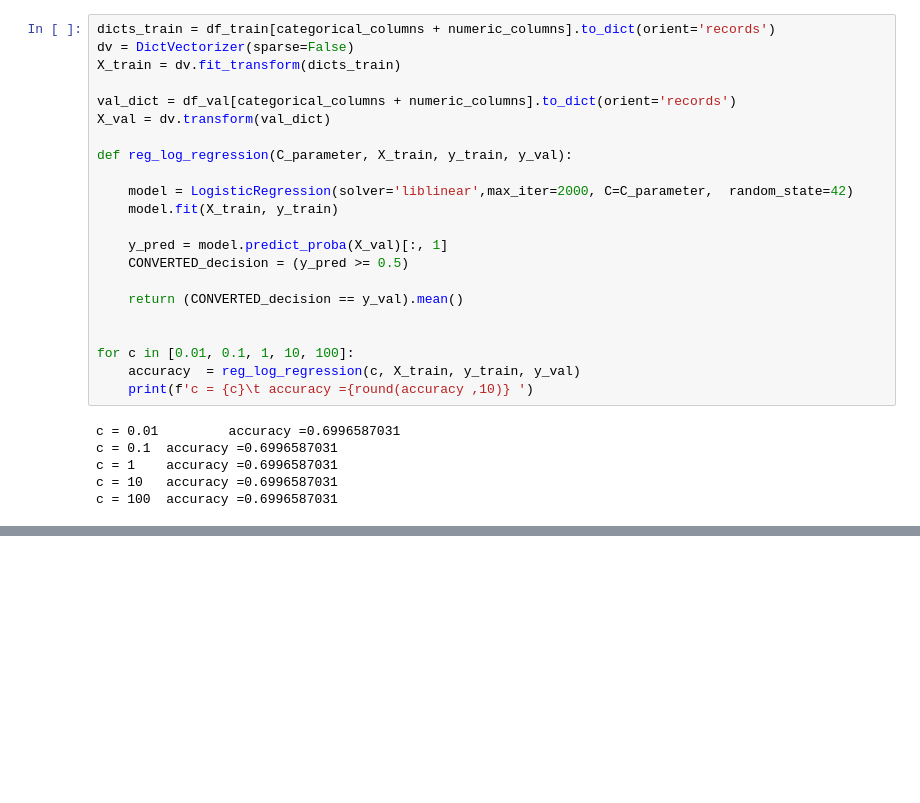
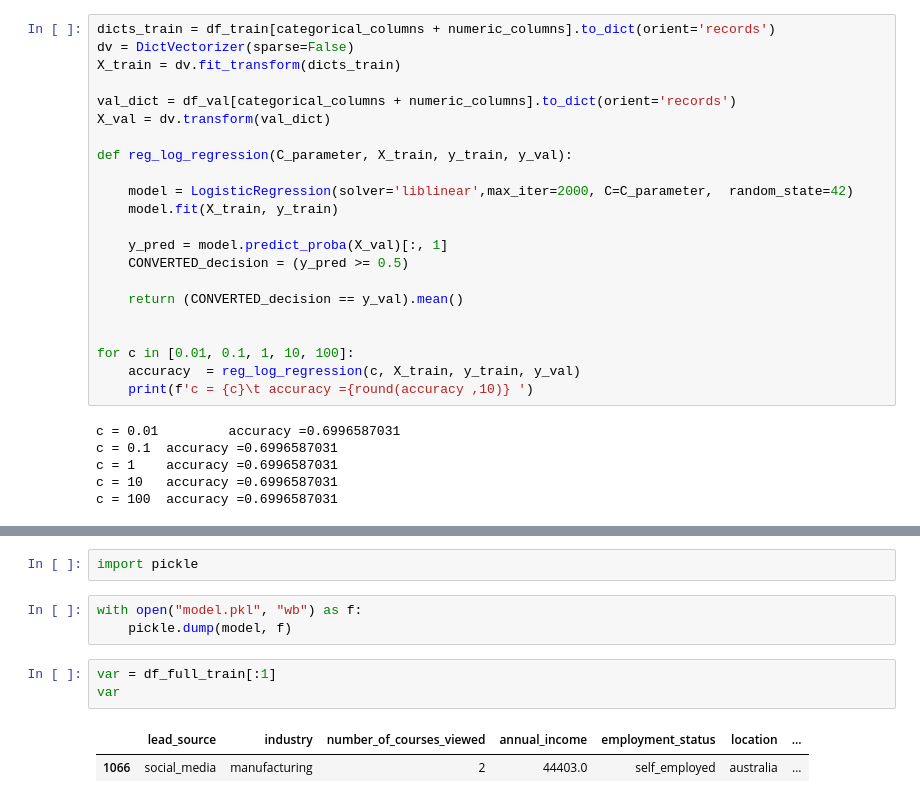
Before and after one commit to ramires666/machine-learning-zoomcamp-homework, a Jupyter notebook: 03-classification/03-homework.ipynb, the cells around one changed output, grey strips where cells are left out. Cells and saved outputs as stored; diff of their text form; blank space fills up the shorter version.

```diff
--- a/03-classification/03-homework.ipynb
+++ b/03-classification/03-homework.ipynb
@@ -525,2 +494,13 @@ c = 1    accuracy = 0.853242
 c = 10   accuracy = 0.853242
 c = 100  accuracy = 0.853242
+# %%
+import pickle
+# %%
+with open("model.pkl", "wb") as f:
+    pickle.dump(model, f)
+# %%
+var = df_full_train[:1]
+var
+# %% [output]
+|  | lead_source | industry | number_of_courses_viewed | annual_income | employment_status | location | ... |
+| 1066 | social_media | manufacturing | 2 | 44403.0 | self_employed | australia | ... |
```
Also changed, not shown: parts of 10 cells of this notebook, 6 other files.
